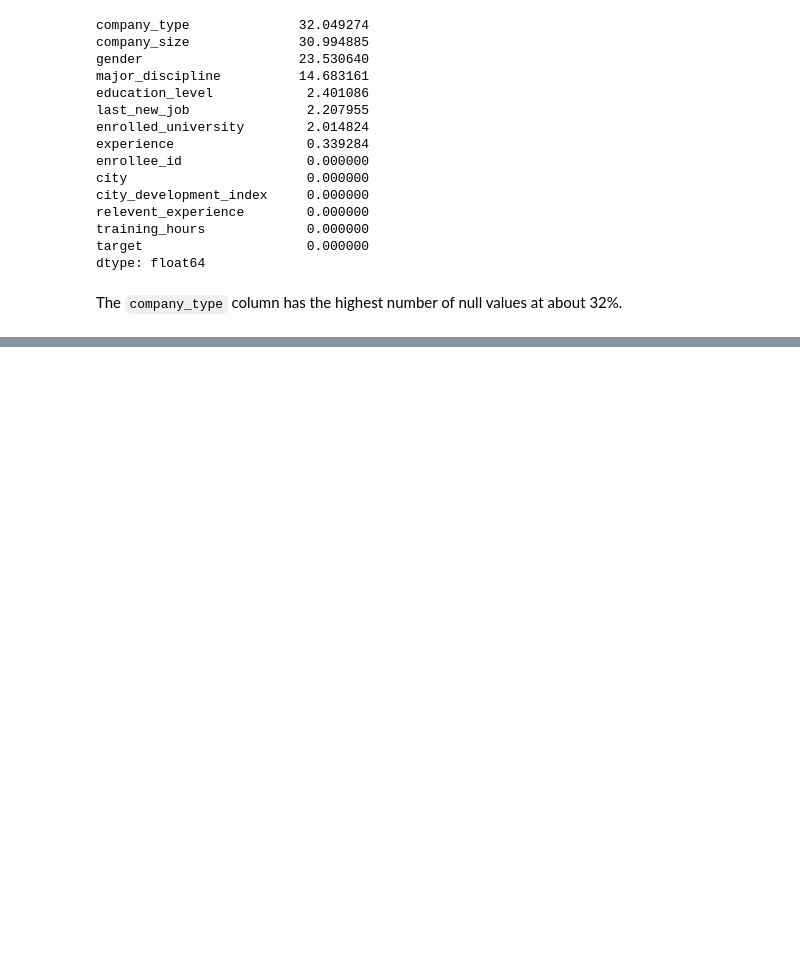
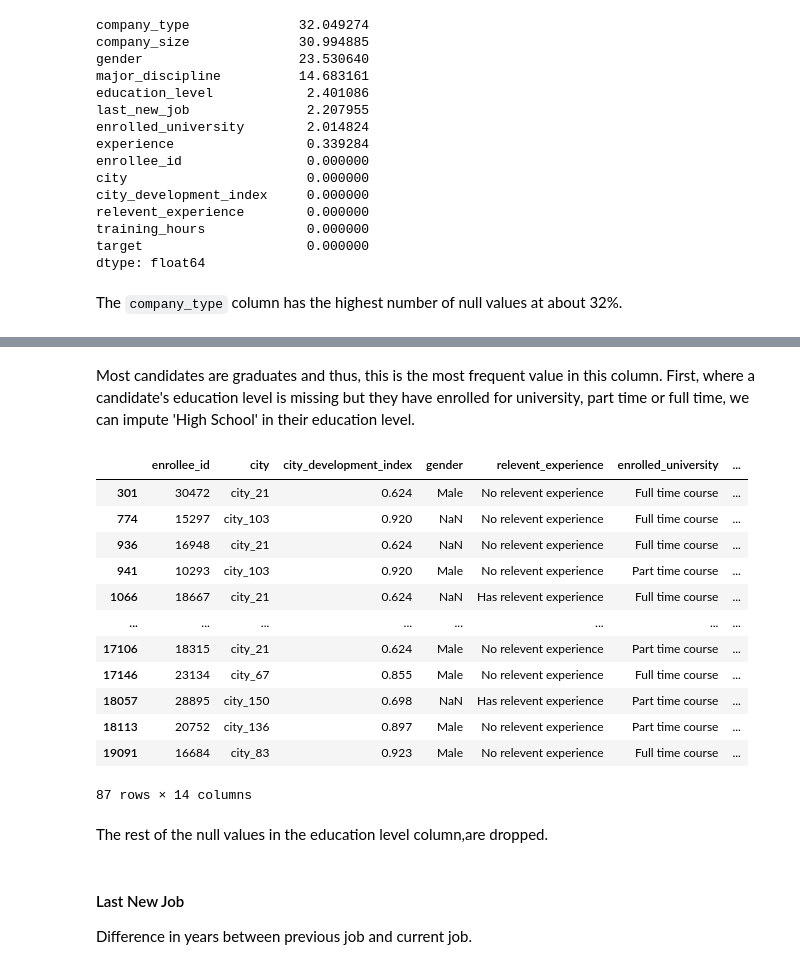
Before and after one commit to AKCaleb/HR-Analytics-Job-Change-of-Data-Scientists, a Jupyter notebook: Data_Analysis_and_visualization.ipynb, the cells around one changed output, grey strips where cells are left out. Drawn from its saved outputs; the diff is of its cells as text; code cells hidden in the pictures; blank space fills up the shorter version.

```diff
--- a/Data_Analysis_and_visualization.ipynb
+++ b/Data_Analysis_and_visualization.ipynb
@@ -124,0 +207,2 @@ The `company_type` column has the highest number of null values at about 32%.
+# %%
+data['enrolled_university'] = data['enrolled_university'].fillna(data['enrolled_university'].mode()[0])
@@ -124,0 +228,19 @@ The `company_type` column has the highest number of null values at about 32%.
+# %% [markdown]
+Most candidates are graduates and thus, this is the most frequent value in this column. First, where a candidate's education level is missing but they have enrolled for university, part time or full time, we can impute 'High School' in their education level.
+# %%
+# Confirming that there are candidates with Nan in education_level but enrolled in university
+data.query("education_level != education_level and enrolled_university != 'no_enrollment'")
+# %% [output]
+|  | enrollee_id | city | city_development_index | gender | relevent_experience | enrolled_university | ... |
+| 301 | 30472 | city_21 | 0.624 | Male | No relevent experience | Full time course | ... |
+| 774 | 15297 | city_103 | 0.920 | NaN | No relevent experience | Full time course | ... |
+| 936 | 16948 | city_21 | 0.624 | NaN | No relevent experience | Full time course | ... |
+| 941 | 10293 | city_103 | 0.920 | Male | No relevent experience | Part time course | ... |
+| 1066 | 18667 | city_21 | 0.624 | NaN | Has relevent experience | Full time course | ... |
+| ... | ... | ... | ... | ... | ... | ... | ... |
+| 17106 | 18315 | city_21 | 0.624 | Male | No relevent experience | Part time course | ... |
+| 17146 | 23134 | city_67 | 0.855 | Male | No relevent experience | Full time course | ... |
+| 18057 | 28895 | city_150 | 0.698 | NaN | Has relevent experience | Part time course | ... |
+| 18113 | 20752 | city_136 | 0.897 | Male | No relevent experience | Part time course | ... |
+| 19091 | 16684 | city_83 | 0.923 | Male | No relevent experience | Full time course | ... |
+87 rows × 14 columns
@@ -124,0 +250,2 @@ The `company_type` column has the highest number of null values at about 32%.
+# %% [markdown]
+The rest of the null values in the education level column,are dropped.
@@ -124,0 +254,3 @@ The `company_type` column has the highest number of null values at about 32%.
+# %% [markdown]
+#### Last New Job
+Difference in years between previous job and current job.
```
Also changed, not shown: parts of 46 cells of this notebook.
